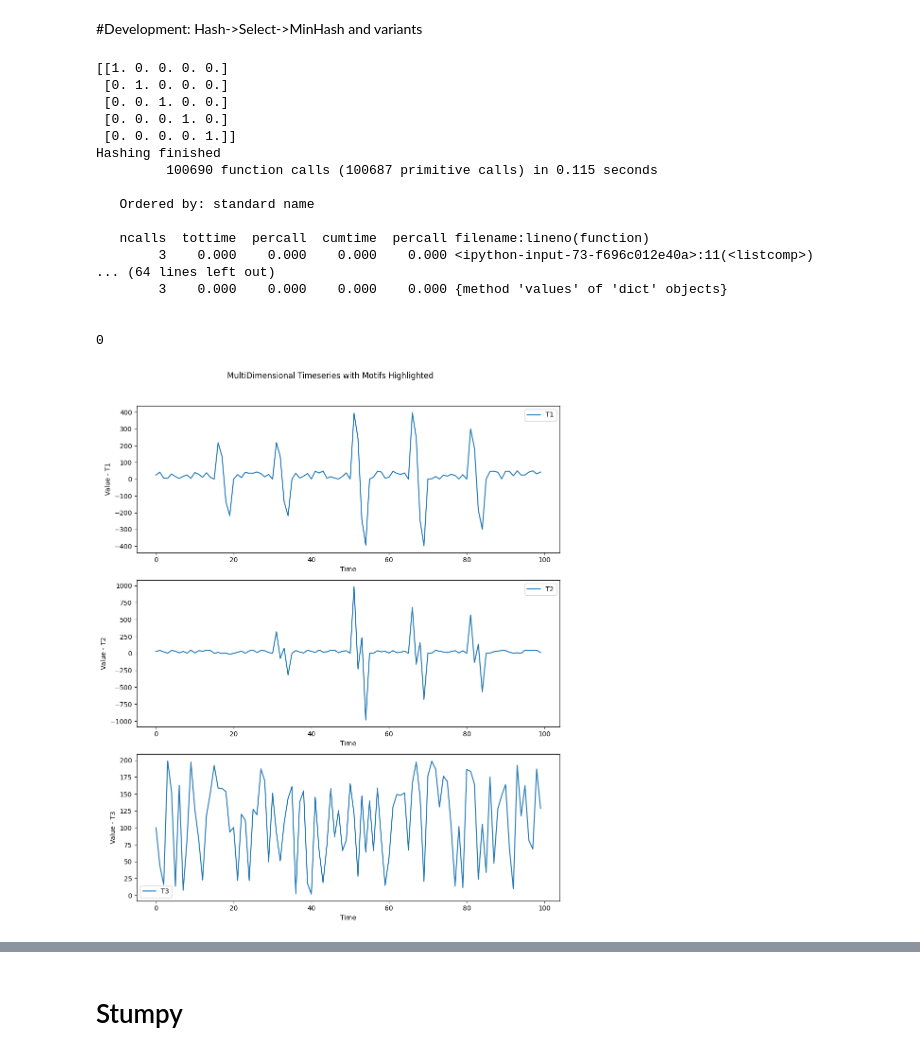
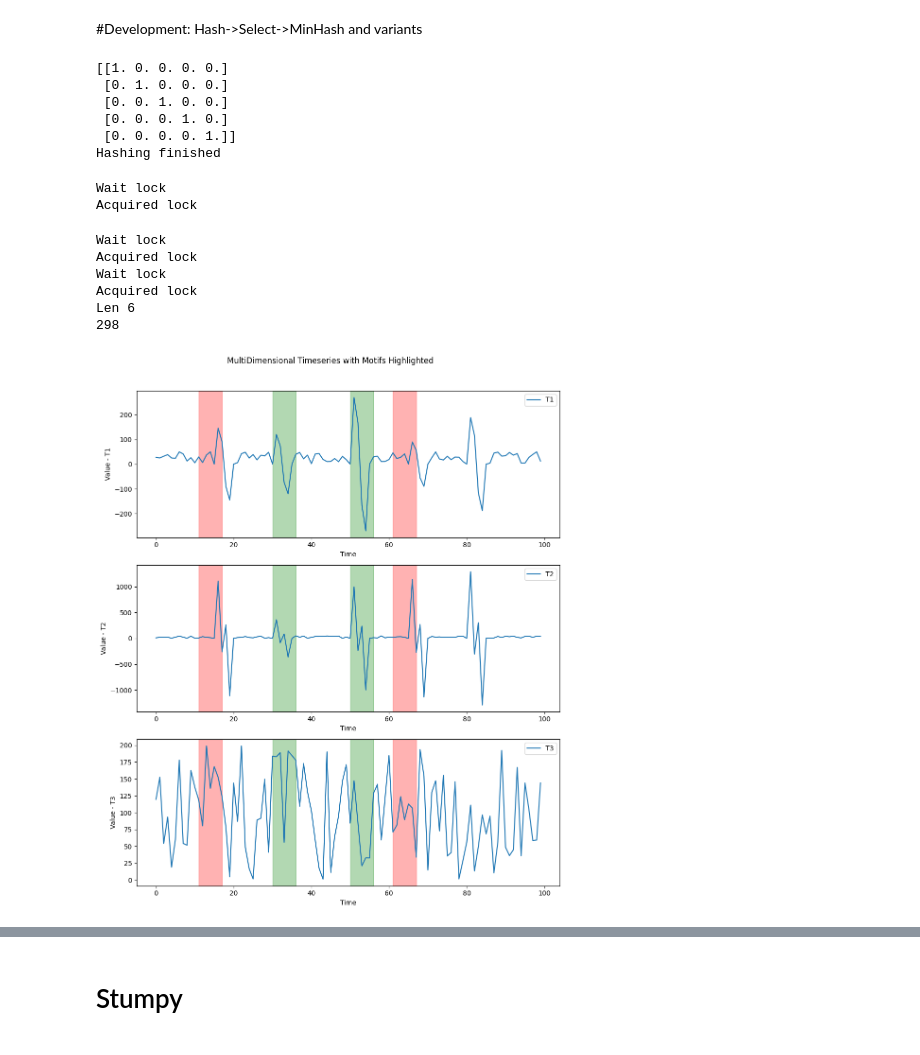
Before and after one commit to aidaLabDEI/LEIT-motifs, a Jupyter notebook: Motif_Discovery.ipynb, the cells around one changed output, grey strips where cells are left out. Saved outputs shown, nothing was run; the diff lists cells and outputs as text; code cells hidden in the pictures.

```diff
--- a/Motif_Discovery.ipynb
+++ b/Motif_Discovery.ipynb
@@ -231,14 +247,16 @@ def pmotif_find(time_series, window, projection_iter, k, project_comp, bin_width
     return top, dist_comp
 # %%
 #@title 2 Parallel RP-MP
-def minhash_cycle(i, original, subsequences, k, dist_comp, window, lsh_threshold):
+def minhash_cycle(i, subsequences, hash_mat, k, lsh_threshold):
+        window = subsequences.w
         top = queue.PriorityQueue(k+1)
-        dimension = subsequences[0].shape[1]
+        dimension = hash_mat[0].shape[1]
         random_gen = np.random.default_rng()
         #Save the couples that we already computed in this iteration
         already_comp = set()
-        pj_ts = subsequences
-        index_hash=0
+        pj_ts = hash_mat
+        dist_comp= 0
+        index_hash= 0
         collided = False
         while not collided:
             if index_hash > 0:
@@ -288,7 +306,9 @@ def minhash_cycle(i, original, subsequences, k, dist_comp, window, lsh_threshold
                                     abs(collision[1] - stored_el1[1]) < window or
                                     abs(collision[0] - stored_el1[1]) < window or
                                     abs(collision[1] - stored_el1[0]) < window):
-                                    curr_dist = z_normalized_euclidean_distance(original[collision[0]], original[collision[1]], np.arange(dimension))
+                                    curr_dist = z_normalized_euclidean_distance(subsequences.sub(collision[0]), subsequences.sub(collision[1]),
+                                                                                np.arange(dimension), subsequences.mean(collision[0]), subsequences.std(collision[0]),
+                                                                           subsequences.mean(collision[1]), subsequences.std(collision[1]))
                                     if curr_dist < stored_dist:
                                         top.queue.remove(stored)
                                         top.put((-curr_dist, [dist_comp, collision]))
@@ -299,7 +319,9 @@ def minhash_cycle(i, original, subsequences, k, dist_comp, window, lsh_threshold
                             # Add to top with the projection index
                             if add:
                                 dist_comp +=1
-                                distance = z_normalized_euclidean_distance(original[collision[0]], original[collision[1]], np.arange(dimension))
+                                distance = z_normalized_euclidean_distance(subsequences.sub(collision[0]), subsequences.sub(collision[1]),
+                                                                           np.arange(dimension), subsequences.mean(collision[0]), subsequences.std(collision[0]),
+                                                                           subsequences.mean(collision[1]), subsequences.std(collision[1]))
                                 top.put((-distance, [dist_comp , collision]))
                                 already_comp.add(tuple(collision))
                                 if top.full(): top.get(block=False)
@@ -316,6 +338,8 @@ def pmotif_find2(time_series, window, projection_iter, k, project_comp, bin_widt
     dimension = time_series.shape[1]
     num_comp = project_comp
     top = queue.PriorityQueue(maxsize=k+1)
+    std_container = {}
+    mean_container = {}
   # Extract all subsequences
     subsequences = []
     hash_mat = []
@@ -336,17 +360,26 @@ def pmotif_find2(time_series, window, projection_iter, k, project_comp, bin_widt
         hashed_sub = []
         subsequence = time_series[i:i + window]
         subsequences.append(subsequence)
-        subsequence = (subsequence - np.mean(subsequence)) / np.std(subsequence)
+        mean_container[i] = np.mean(subsequence, axis=0)
+        std_held = np.std(subsequence, axis=0)
+        if np.any(std_held == 0):
+        # Set standard deviation to a small value (epsilon) for zero entries
+          std_container[i] = np.where(std_held == 0, 0.00001, std_held)
+        else:
+          std_container[i] = np.std(subsequence, axis=0)
+        subsequence = (subsequence - mean_container[i]) / std_container[i]
         for rp_temp in rp:
           hashed_sub.append(np.apply_along_axis(euclidean_hash, 0, subsequence, rp_temp))
         # Insert into the matrix at the corresponding row
         hash_mat.append(hashed_sub)
+
+    windowed_ts = WindowedTS(subsequences, window, mean_container, std_container)
     hash_mat = list(map(list, zip(*hash_mat)))
     print("Hashing finished")
     lock = threading.Lock()
 
     with ThreadPoolExecutor() as executor:
-      result = {executor.submit(minhash_cycle, i, subsequences, hash_mat[i], k,dist_comp, window, lsh_threshold) for i in range(projection_iter)}
+      result = {executor.submit(minhash_cycle, i, windowed_ts, hash_mat[i], k, lsh_threshold) for i in range(projection_iter)}
       with tqdm(total=projection_iter, desc="Iteration") as pbar:
         for future in as_completed(result):
           top_i, dist_comp_i = future.result()
@@ -358,7 +391,7 @@ def pmotif_find2(time_series, window, projection_iter, k, project_comp, bin_widt
             dist_comp += dist_comp_i
 
             # Order the queue
-            top.queue.sort(reverse=True)
+    top.queue.sort(reverse=True)
     #Remove overlapping tuples inside the queue
     print("Len", len(top.queue))
     for id, elem in enumerate(top.queue):
@@ -557,48 +602,45 @@ for i, subsequence1 in enumerate(norm):
 print(jaccard_sim)
 
 # Find motifs
-motifs, dist_comp = pmotif_find3(timeseries_3d, window_size, projection_iter, k, 2, 4, lsh_threshold, 3, 32)
+motifs, dist_comp = pmotif_find2(timeseries_3d, window_size, projection_iter, k, 2, 4, lsh_threshold, 3, 32)
 motifs = motifs.queue
 print(dist_comp)
 # Plot the original time series and highlight the motifs, find the motifs in all the time series
 df = pd.DataFrame(timeseries_3d, columns=['T1', 'T2', 'T3'])
 
 # Plot 3 subplots, one for each dimension
 fig, axs = plt.subplots(3, 1, figsize=(10, 12))
 colors = ["red", "green", "blue", "pink", "cyan", "yellow", "orange", "gray", "purple"]
 for i, dimension in enumerate(['T1', 'T2', 'T3']):
     axs[i].plot(df[dimension], label=dimension)
     axs[i].set_xlabel("Time")
     axs[i].set_ylabel(f"Value - {dimension}")
     axs[i].legend()
 
     for idx, motif in enumerate(motifs):
         # Highlight the motifs in all dimensions
         for m in motif[1][1]:
             axs[i].axvspan(m, m + window_size, color=colors[idx], alpha=0.3)
 
 plt.suptitle("MultiDimensional Timeseries with Motifs Highlighted")
 plt.tight_layout(rect=[0, 0, 1, 0.96])
 plt.show()
 # %% [output]
 [[1. 0. 0. 0. 0.]
  [0. 1. 0. 0. 0.]
  [0. 0. 1. 0. 0.]
  [0. 0. 0. 1. 0.]
  [0. 0. 0. 0. 1.]]
 Hashing finished
-         100690 function calls (100687 primitive calls) in 0.115 seconds
-
-   Ordered by: standard name
-
-   ncalls  tottime  percall  cumtime  percall filename:lineno(function)
-        3    0.000    0.000    0.000    0.000 <ipython-input-73-f696c012e40a>:11(<listcomp>)
-... (64 lines left out)
-        3    0.000    0.000    0.000    0.000 {method 'values' of 'dict' objects}
-
-
-0
+Wait lock
+Acquired lock
+Wait lock
+Acquired lock
+Wait lock
+Acquired lock
+Len 6
+298
-[figure, old version]
+[figure, new version]
 # %%
 #@title Example 2 - Priority
 import cProfile
```
Also changed, not shown: parts of 17 cells of this notebook.
